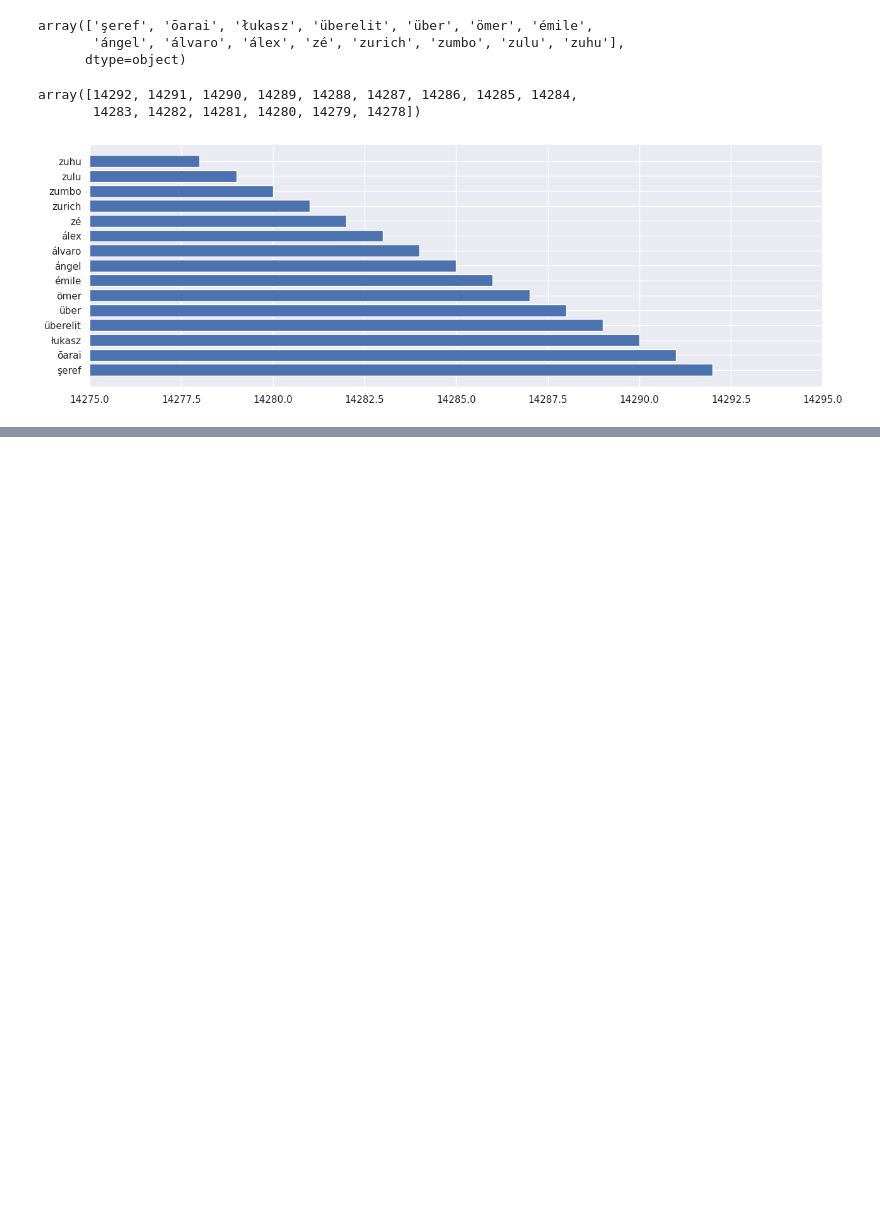
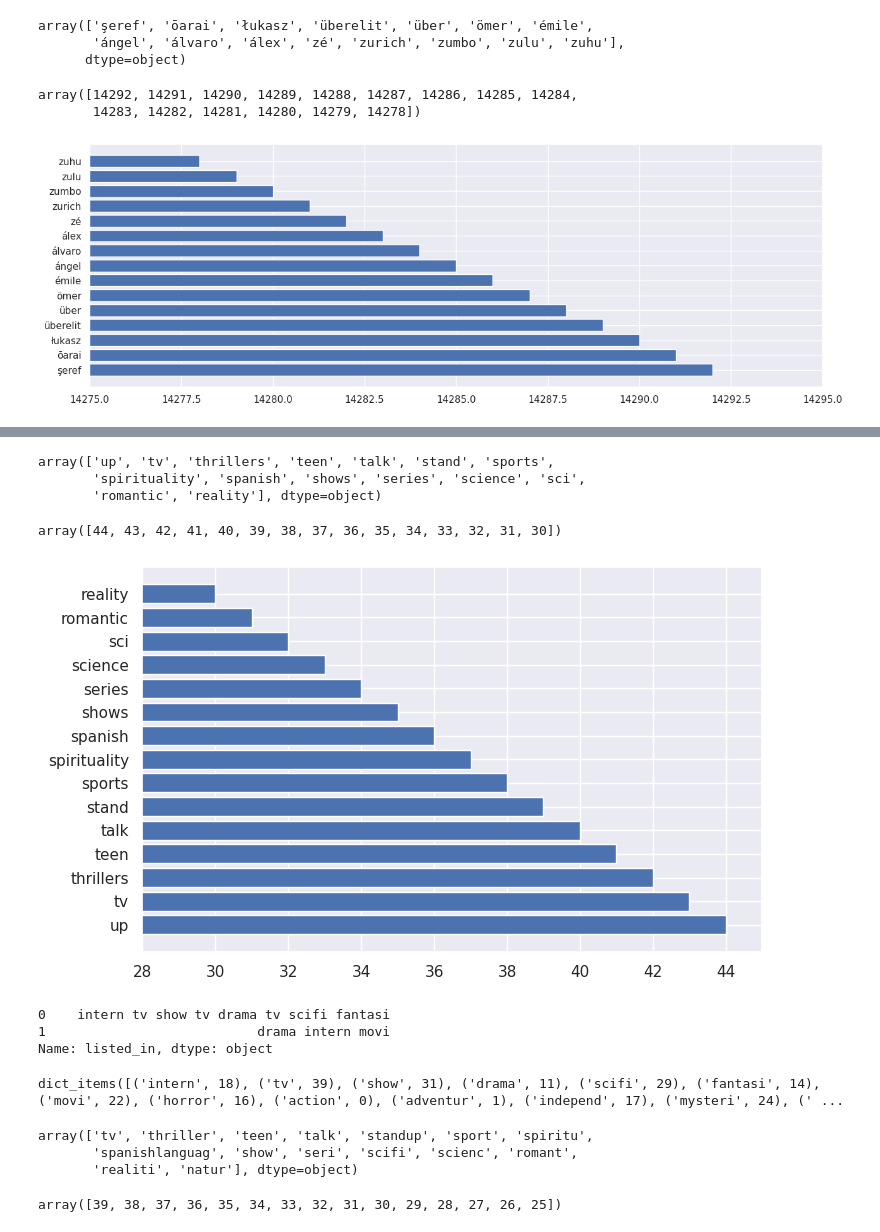
Before and after one commit to pratikjori20/Netflix-movies-TV-Shows-Clustring-ML-unsupervised, a Jupyter notebook: individual_notebook_capstone_4.ipynb, the cells around one changed output, grey strips where cells are left out. Drawn from its saved outputs; the diff is of its cells as text; code cells hidden in the pictures; blank space fills up the shorter version.

```diff
--- a/individual_notebook_capstone_4.ipynb
+++ b/individual_notebook_capstone_4.ipynb
@@ -666,0 +736,4 @@ plt.show()
+# %%
+vocab_listed_stem = pd.DataFrame({'word': vocab, 'count': count_vocab})
+
+vocab_listed_stem = vocab_listed_stem.sort_values('count', ascending=False)
@@ -666,0 +758,39 @@ plt.show()
+# %%
+top_listed_vocab = vocab_listed_stem.head(15)
+# %%
+top_listed_words = top_listed_vocab.word.values
+top_listed_words
+# %% [output]
+array(['up', 'tv', 'thrillers', 'teen', 'talk', 'stand', 'sports',
+       'spirituality', 'spanish', 'shows', 'series', 'science', 'sci',
+       'romantic', 'reality'], dtype=object)
+# %%
+top_listed_words_count = top_listed_vocab['count'].values
+top_listed_words_count
+# %% [output]
+array([44, 43, 42, 41, 40, 39, 38, 37, 36, 35, 34, 33, 32, 31, 30])
+# %%
+plt.figure(figsize=(8,5))
+plt.barh(top_listed_words, top_listed_words_count)
+plt.xlim(28, 45)
+plt.show()
+# %% [output]
+[figure, added]
+# %%
+# stemming
+
+df_copy['listed_in'] = df_copy['listed_in'].apply(stemming)
+df_copy['listed_in'][0:2]
+# %% [output]
+0    intern tv show tv drama tv scifi fantasi
+1                           drama intern movi
+Name: listed_in, dtype: object
+# %%
+# creating the object for Tfid Vectorizer
+
+tfid_vect = TfidfVectorizer()
+tfid_vect.fit(df_copy['listed_in'])
+dict_listed = tfid_vect.vocabulary_.items()
+dict_listed
+# %% [output]
+dict_items([('intern', 18), ('tv', 39), ('show', 31), ('drama', 11), ('scifi', 29), ('fantasi', 14), ('movi', 22), ('horror', 16), ('action', 0), ('adventur', 1), ('independ', 17), ('mysteri', 24), (' ...
@@ -666,0 +808,13 @@ plt.show()
+# %%
+top_listed_after_vocab = vocab_listed_after_stem.head(15)
+top_listed_after_words = top_listed_after_vocab.word.values
+top_listed_after_words
+# %% [output]
+array(['tv', 'thriller', 'teen', 'talk', 'standup', 'sport', 'spiritu',
+       'spanishlanguag', 'show', 'seri', 'scifi', 'scienc', 'romant',
+       'realiti', 'natur'], dtype=object)
+# %%
+top_listed_after_words_count = top_listed_after_vocab['count'].values
+top_listed_after_words_count
+# %% [output]
+array([39, 38, 37, 36, 35, 34, 33, 32, 31, 30, 29, 28, 27, 26, 25])
```
Also changed, not shown: parts of 37 cells of this notebook.
